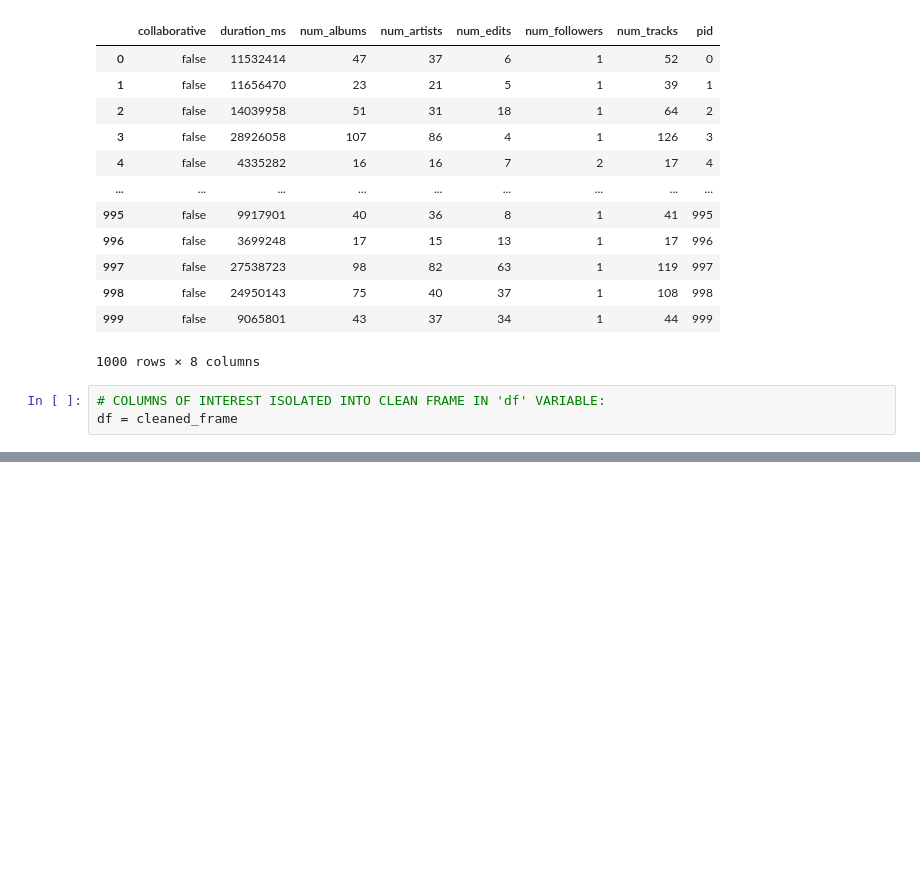
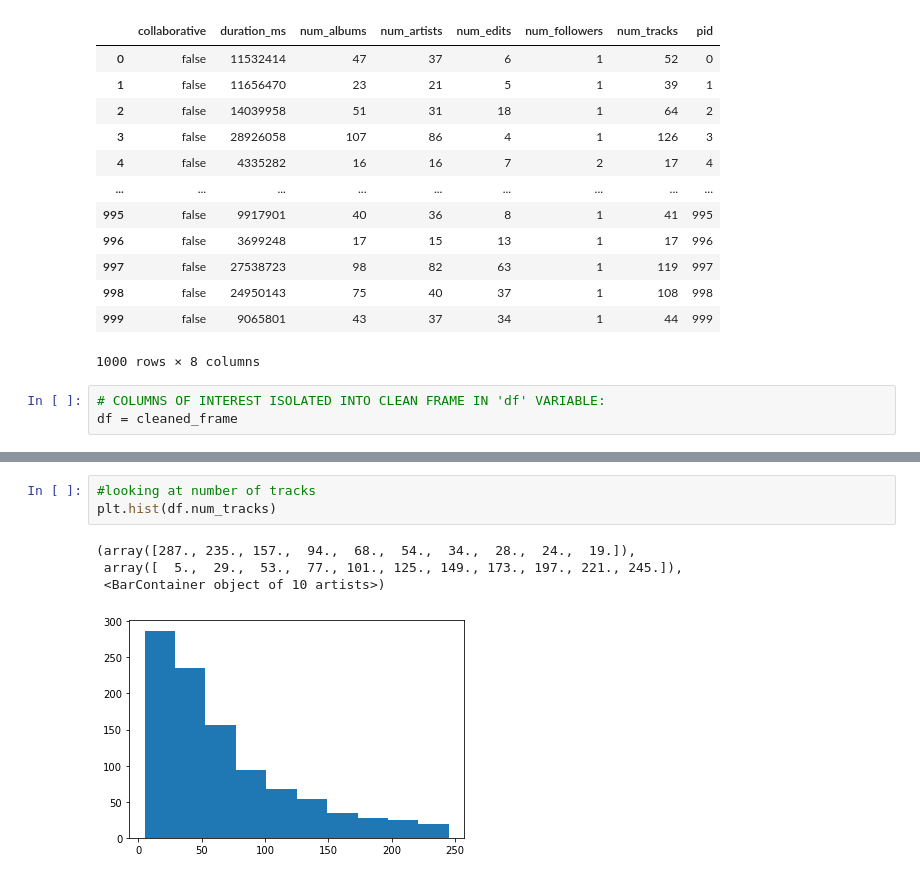
Before and after one commit to chris-stellato/capstone1, a Jupyter notebook: EDA_capstone1_day2.ipynb, the cells around one changed output, grey strips where cells are left out. Cells and saved outputs as stored; diff of their text form; blank space fills up the shorter version.

```diff
--- a/EDA_capstone1_day2.ipynb
+++ b/EDA_capstone1_day2.ipynb
@@ -191,0 +209,8 @@ df = cleaned_frame
+# %%
+#looking at number of tracks
+plt.hist(df.num_tracks)
+# %% [output]
+(array([287., 235., 157.,  94.,  68.,  54.,  34.,  28.,  24.,  19.]),
+ array([  5.,  29.,  53.,  77., 101., 125., 149., 173., 197., 221., 245.]),
+ <BarContainer object of 10 artists>)
+[figure, added]
```
Also changed, not shown: parts of 21 cells of this notebook.
